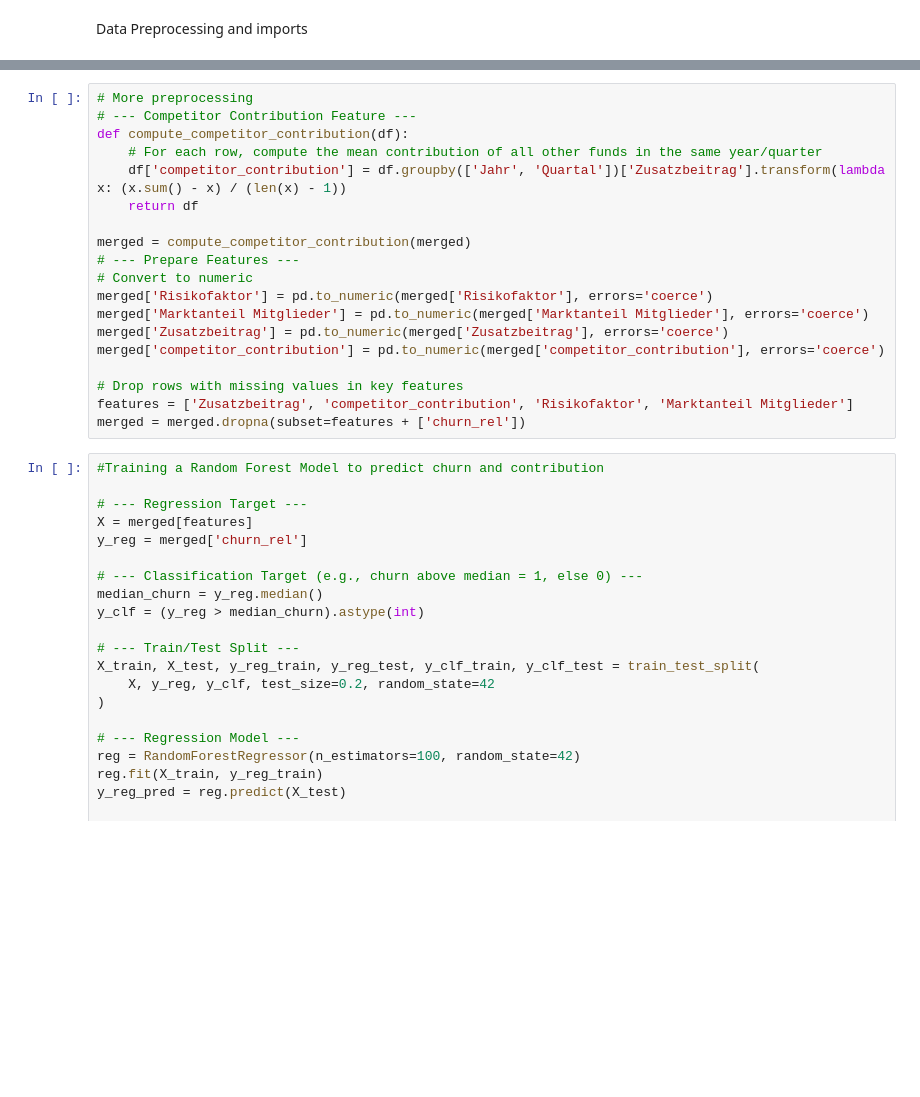
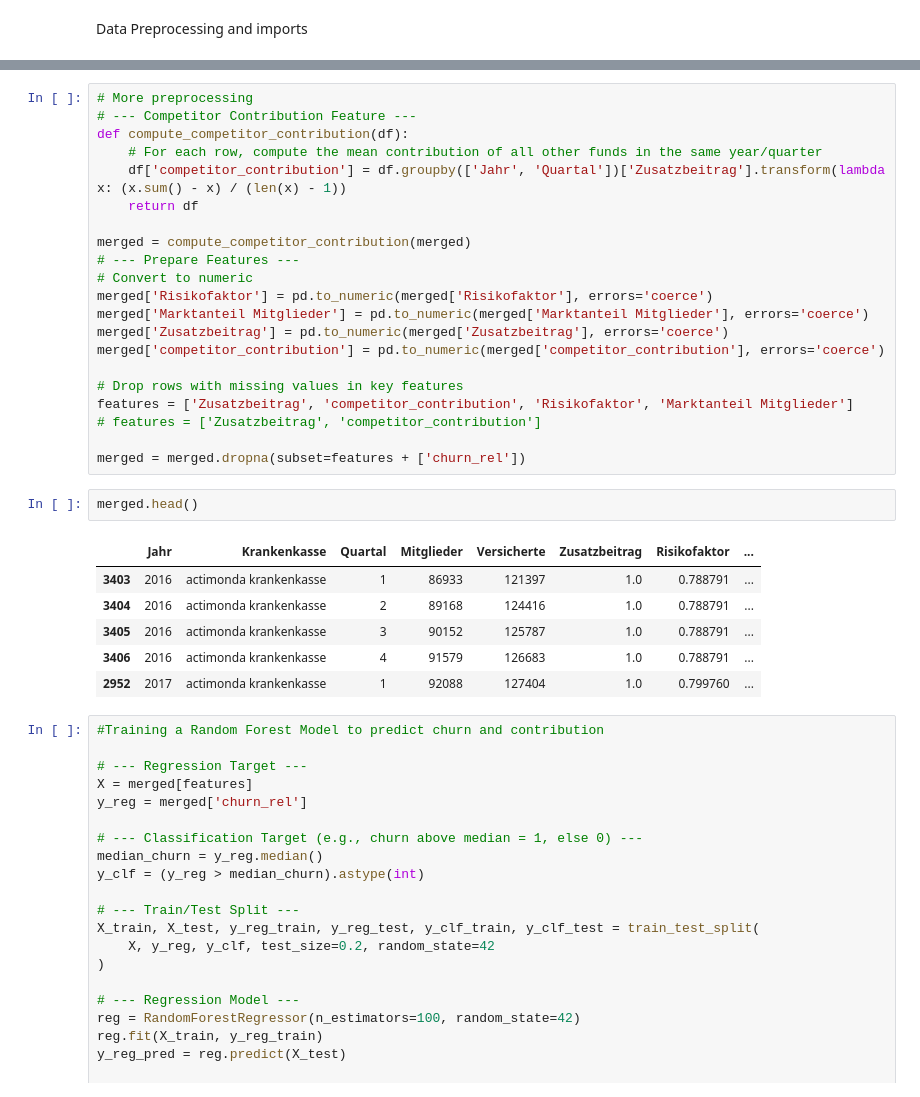
Before and after one commit to HamzaRaza786/data_science_project, a Jupyter notebook: ml_churn_model.ipynb, the cells around one changed output, grey strips where cells are left out. Drawn from its saved outputs; the diff is of its cells as text; blank space fills up the shorter version.

```diff
--- a/ml_churn_model.ipynb
+++ b/ml_churn_model.ipynb
@@ -80,7 +92,18 @@ merged['competitor_contribution'] = pd.to_numeric(merged['competitor_contributio
 
 # Drop rows with missing values in key features
 features = ['Zusatzbeitrag', 'competitor_contribution', 'Risikofaktor', 'Marktanteil Mitglieder']
+# features = ['Zusatzbeitrag', 'competitor_contribution']
+
 merged = merged.dropna(subset=features + ['churn_rel'])
+# %%
+merged.head()
+# %% [output]
+|  | Jahr | Krankenkasse | Quartal | Mitglieder | Versicherte | Zusatzbeitrag | Risikofaktor | ... |
+| 3403 | 2016 | actimonda krankenkasse | 1 | 86933 | 121397 | 1.0 | 0.788791 | ... |
+| 3404 | 2016 | actimonda krankenkasse | 2 | 89168 | 124416 | 1.0 | 0.788791 | ... |
+| 3405 | 2016 | actimonda krankenkasse | 3 | 90152 | 125787 | 1.0 | 0.788791 | ... |
+| 3406 | 2016 | actimonda krankenkasse | 4 | 91579 | 126683 | 1.0 | 0.788791 | ... |
+| 2952 | 2017 | actimonda krankenkasse | 1 | 92088 | 127404 | 1.0 | 0.799760 | ... |
 # %%
 #Training a Random Forest Model to predict churn and contribution
 
```
Also changed, not shown: parts of 8 cells of this notebook, 10 other files.
